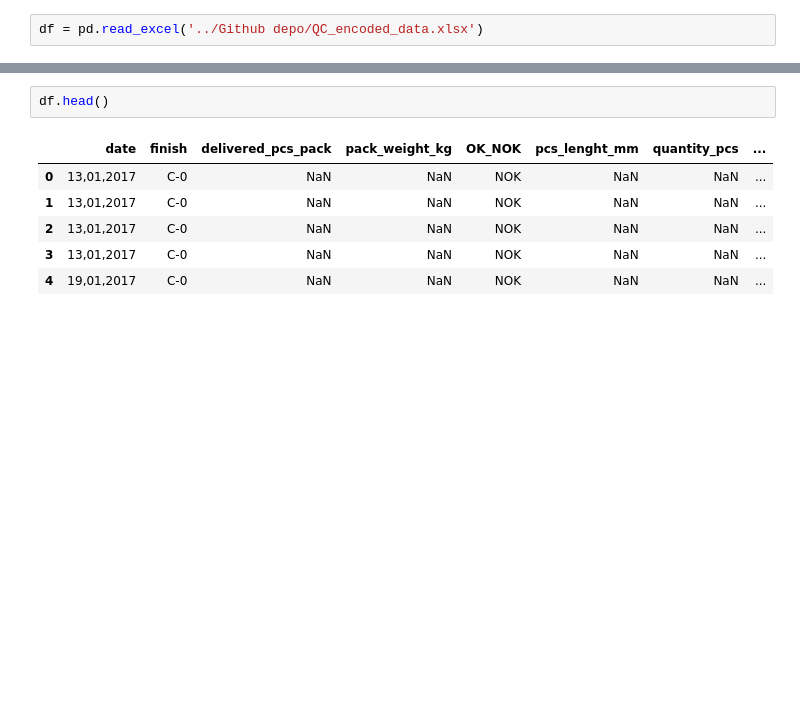
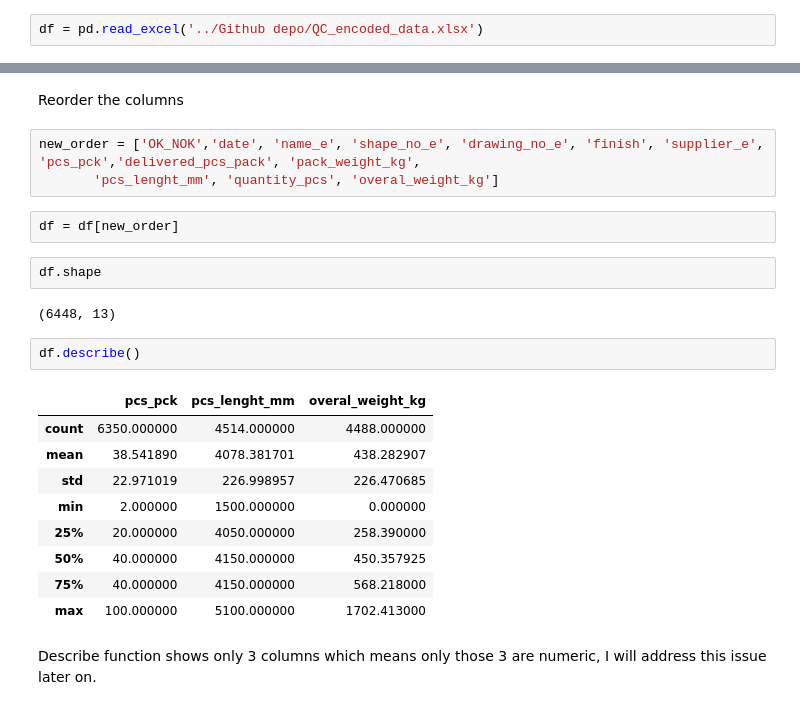
Before and after one commit to Fabiqula/Manufacturing-QC-OK-NOK-Prediction-Model, a Jupyter notebook: QC_incoming_goods_prediction.ipynb, the cells around one changed output, grey strips where cells are left out. Saved outputs shown, nothing was run; the diff lists cells and outputs as text; blank space fills up the shorter version.

```diff
--- a/QC_incoming_goods_prediction.ipynb
+++ b/QC_incoming_goods_prediction.ipynb
@@ -48,9 +94,25 @@ df
+# %% [markdown]
+Reorder the columns
 # %%
-df.head()
+new_order = ['OK_NOK','date', 'name_e', 'shape_no_e', 'drawing_no_e', 'finish', 'supplier_e', 'pcs_pck','delivered_pcs_pack', 'pack_weight_kg',
+       'pcs_lenght_mm', 'quantity_pcs', 'overal_weight_kg']
-# %% [output]
-|  | date | finish | delivered_pcs_pack | pack_weight_kg | OK_NOK | pcs_lenght_mm | quantity_pcs | ... |
-| 0 | 13,01,2017 | C-0 | NaN | NaN | NOK | NaN | NaN | ... |
-| 1 | 13,01,2017 | C-0 | NaN | NaN | NOK | NaN | NaN | ... |
-| 2 | 13,01,2017 | C-0 | NaN | NaN | NOK | NaN | NaN | ... |
-| 3 | 13,01,2017 | C-0 | NaN | NaN | NOK | NaN | NaN | ... |
-| 4 | 19,01,2017 | C-0 | NaN | NaN | NOK | NaN | NaN | ... |
+# %%
+df = df[new_order]
+# %%
+df.shape
+# %% [output]
+(6448, 13)
+# %%
+df.describe()
+# %% [output]
+|  | pcs_pck | pcs_lenght_mm | overal_weight_kg |
+| count | 6350.000000 | 4514.000000 | 4488.000000 |
+| mean | 38.541890 | 4078.381701 | 438.282907 |
+| std | 22.971019 | 226.998957 | 226.470685 |
+| min | 2.000000 | 1500.000000 | 0.000000 |
+| 25% | 20.000000 | 4050.000000 | 258.390000 |
+| 50% | 40.000000 | 4150.000000 | 450.357925 |
+| 75% | 40.000000 | 4150.000000 | 568.218000 |
+| max | 100.000000 | 5100.000000 | 1702.413000 |
+# %% [markdown]
+Describe function shows only 3 columns which means only those 3 are numeric, I will address this issue later on.
```
Also changed, not shown: parts of 41 cells of this notebook.
